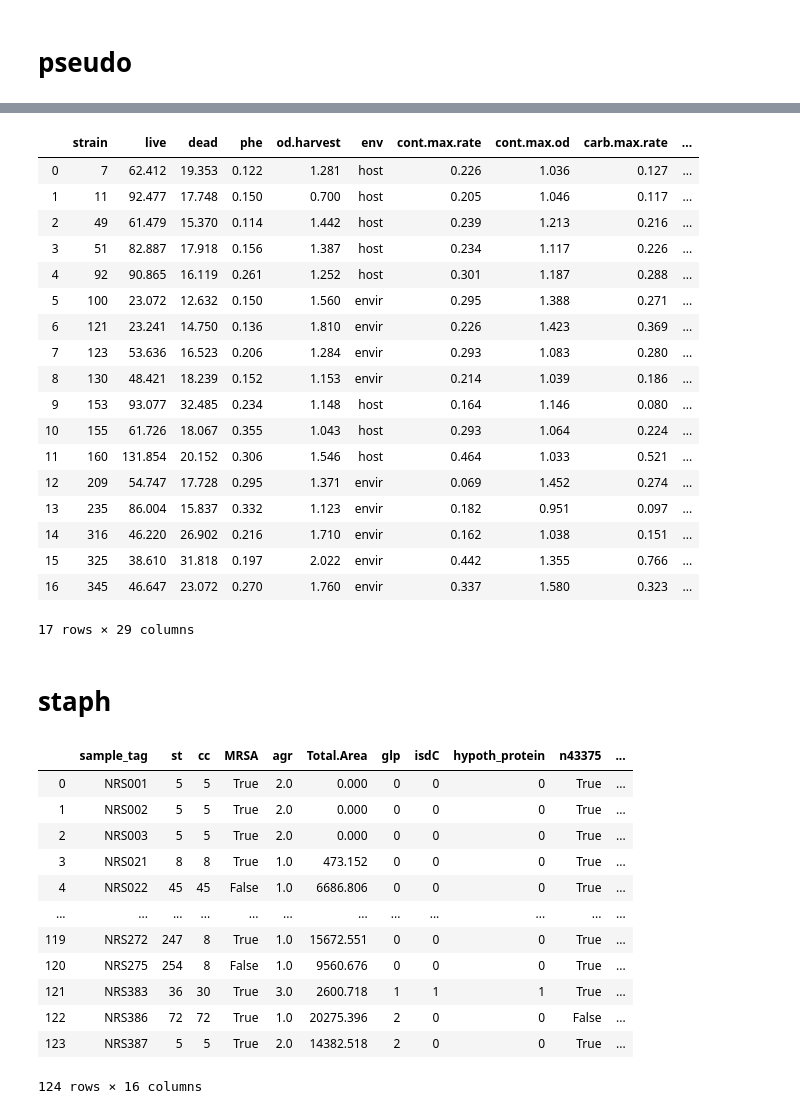
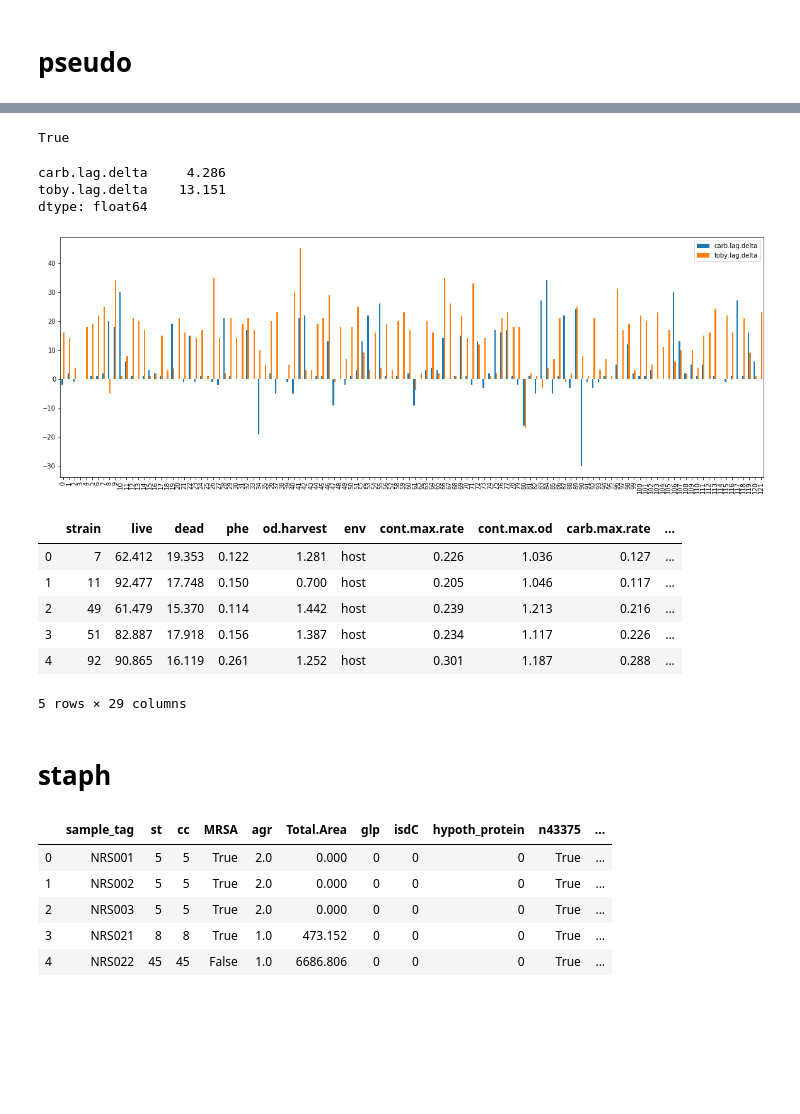
Before and after one commit to solislemuslab/dna-nn, a Jupyter notebook: zhaoyi/other_new_data.ipynb, the cells around one changed output, grey strips where cells are left out. Cells and saved outputs as stored; diff of their text form; code cells hidden in the pictures; blank space fills up the shorter version.

```diff
--- a/zhaoyi/other_new_data.ipynb
+++ b/zhaoyi/other_new_data.ipynb
@@ -27,31 +42,35 @@ training
+# %%
+(combined['carb'].dropna() == (combined['carb.lag.delta'].dropna()<0)).all()\
+and\
+(combined['toby'].dropna() == (combined['toby.lag.delta'].dropna()<0)).all()
+# %% [output]
+True
+# %%
+combined[['carb.lag.delta', 'toby.lag.delta']].mean()
+# %% [output]
+carb.lag.delta     4.286
+toby.lag.delta    13.151
+dtype: float64
+# %%
+ax = combined[['carb.lag.delta', 'toby.lag.delta']].plot(kind='bar', figsize=(20, 7))
+# %% [output]
+[figure, added]
 # %%
-testing = pd.read_csv('../data/Perron_phenotype-GSU-testing.csv')
-testing
+testing = pd.read_csv('../data/pseudo/Perron_phenotype-GSU-testing.csv')
+testing.head()
 # %% [output]
 |  | strain | live | dead | phe | od.harvest | env | cont.max.rate | cont.max.od | carb.max.rate | ... |
 | 0 | 7 | 62.412 | 19.353 | 0.122 | 1.281 | host | 0.226 | 1.036 | 0.127 | ... |
 | 1 | 11 | 92.477 | 17.748 | 0.150 | 0.700 | host | 0.205 | 1.046 | 0.117 | ... |
 | 2 | 49 | 61.479 | 15.370 | 0.114 | 1.442 | host | 0.239 | 1.213 | 0.216 | ... |
 | 3 | 51 | 82.887 | 17.918 | 0.156 | 1.387 | host | 0.234 | 1.117 | 0.226 | ... |
 | 4 | 92 | 90.865 | 16.119 | 0.261 | 1.252 | host | 0.301 | 1.187 | 0.288 | ... |
-| 5 | 100 | 23.072 | 12.632 | 0.150 | 1.560 | envir | 0.295 | 1.388 | 0.271 | ... |
-| 6 | 121 | 23.241 | 14.750 | 0.136 | 1.810 | envir | 0.226 | 1.423 | 0.369 | ... |
-| 7 | 123 | 53.636 | 16.523 | 0.206 | 1.284 | envir | 0.293 | 1.083 | 0.280 | ... |
-| 8 | 130 | 48.421 | 18.239 | 0.152 | 1.153 | envir | 0.214 | 1.039 | 0.186 | ... |
-| 9 | 153 | 93.077 | 32.485 | 0.234 | 1.148 | host | 0.164 | 1.146 | 0.080 | ... |
-| 10 | 155 | 61.726 | 18.067 | 0.355 | 1.043 | host | 0.293 | 1.064 | 0.224 | ... |
-| 11 | 160 | 131.854 | 20.152 | 0.306 | 1.546 | host | 0.464 | 1.033 | 0.521 | ... |
-| 12 | 209 | 54.747 | 17.728 | 0.295 | 1.371 | envir | 0.069 | 1.452 | 0.274 | ... |
-| 13 | 235 | 86.004 | 15.837 | 0.332 | 1.123 | envir | 0.182 | 0.951 | 0.097 | ... |
-| 14 | 316 | 46.220 | 26.902 | 0.216 | 1.710 | envir | 0.162 | 1.038 | 0.151 | ... |
-| 15 | 325 | 38.610 | 31.818 | 0.197 | 2.022 | envir | 0.442 | 1.355 | 0.766 | ... |
-| 16 | 345 | 46.647 | 23.072 | 0.270 | 1.760 | envir | 0.337 | 1.580 | 0.323 | ... |
-17 rows × 29 columns
+5 rows × 29 columns
 # %% [markdown]
 # staph
 # %%
 nrs_meta = pd.read_csv('../data/nrs_metadata3.txt', delimiter='\t')
-nrs_meta
+nrs_meta.head()
 # %% [output]
 |  | sample_tag | st | cc | MRSA | agr | Total.Area | glp | isdC | hypoth_protein | n43375 | ... |
 | 0 | NRS001 | 5 | 5 | True | 2.0 | 0.000 | 0 | 0 | 0 | True | ... |
@@ -59,11 +78,4 @@ nrs_meta
 | 2 | NRS003 | 5 | 5 | True | 2.0 | 0.000 | 0 | 0 | 0 | True | ... |
 | 3 | NRS021 | 8 | 8 | True | 1.0 | 473.152 | 0 | 0 | 0 | True | ... |
 | 4 | NRS022 | 45 | 45 | False | 1.0 | 6686.806 | 0 | 0 | 0 | True | ... |
-| ... | ... | ... | ... | ... | ... | ... | ... | ... | ... | ... | ... |
-| 119 | NRS272 | 247 | 8 | True | 1.0 | 15672.551 | 0 | 0 | 0 | True | ... |
-| 120 | NRS275 | 254 | 8 | False | 1.0 | 9560.676 | 0 | 0 | 0 | True | ... |
-| 121 | NRS383 | 36 | 30 | True | 3.0 | 2600.718 | 1 | 1 | 1 | True | ... |
-| 122 | NRS386 | 72 | 72 | True | 1.0 | 20275.396 | 2 | 0 | 0 | False | ... |
-| 123 | NRS387 | 5 | 5 | True | 2.0 | 14382.518 | 2 | 0 | 0 | True | ... |
-124 rows × 16 columns
 # %%
```
Also changed, not shown: parts of 4 cells of this notebook, 5 other files.
